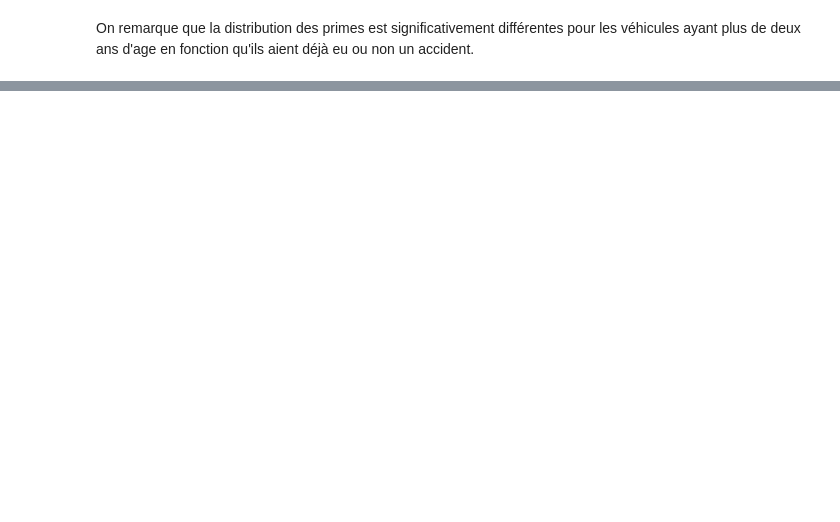
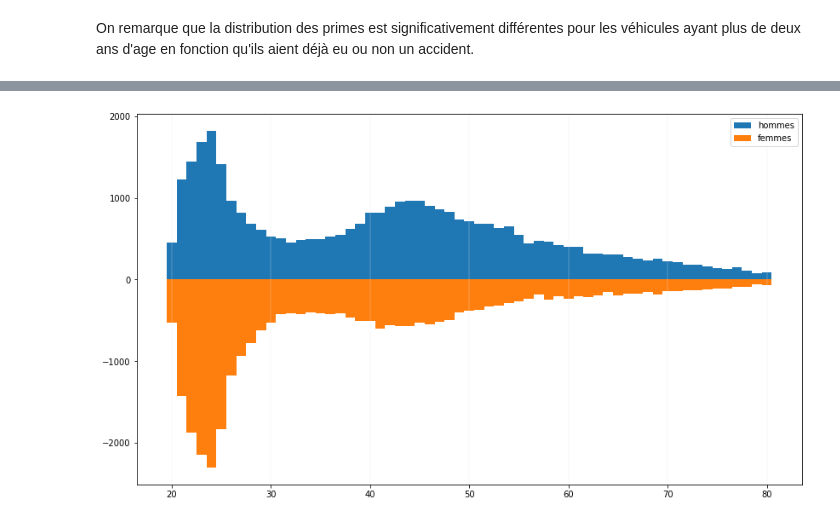
Before and after one commit to claviermathieu/ISFA-prj-datascience, a Jupyter notebook: book/_build/html/_sources/docs/1_desc/10_description.ipynb, the cells around one changed output, grey strips where cells are left out. Saved outputs shown, nothing was run; the diff lists cells and outputs as text; code cells hidden in the pictures; blank space fills up the shorter version.

```diff
--- a/book/_build/html/_sources/docs/1_desc/10_description.ipynb
+++ b/book/_build/html/_sources/docs/1_desc/10_description.ipynb
@@ -135 +121,34 @@ sns.boxplot(data = train[train["Annual_Premium"] < 60000], x="Vehicle_Age", y="A
 [figure]
+# %%
+data = pd.read_csv("https://www.data.mclavier.com/prj_datascience/brut_train.csv")
+
+# Léger changements revu à la prochaine page
+data['Gender'] = data['Gender'].replace({'Female':2,'Male':1})
+data['Vehicle_Age'] = data['Vehicle_Age'].replace({'< 1 Year':1,'1-2 Year':2, '> 2 Years':3})
+data['Vehicle_Damage'] = data['Vehicle_Damage'].replace({'Yes':1,'No':0})
+data.drop(data[data['Driving_License'] == 0 ].index, inplace=True)
+data.drop(data[data['Age'] >80 ].index, inplace=True)
+
+nb_femmes=data[data['Gender'] == 2]
+somme_f = nb_femmes.groupby('Age').count()
+nb_femmes = somme_f['Gender']
+nb_femmes = -np.array(nb_femmes)
+
+nb_hommes=data[data['Gender'] == 1]
+somme_h = nb_hommes.groupby('Age').count()
+nb_hommes = somme_h['Gender']
+nb_hommes = np.array(nb_hommes)
+nb_hommes.resize(nb_femmes.shape)
+
+ages=range(20,20+len(nb_femmes))
+
+plt.figure(figsize=(14,8))
+plt.bar(ages,nb_hommes,width=1,label="hommes")
+plt.bar(ages,nb_femmes,width=1,label="femmes")
+xticks=np.arange(20,90,10)
+plt.xticks(xticks)
+for x in xticks: plt.axvline(x,color="0.9",linewidth=0.3)
+plt.legend()
+plt.show()
+# %% [output]
+[figure, added]
```
Also changed, not shown: parts of 18 cells of this notebook, 27 other files.
